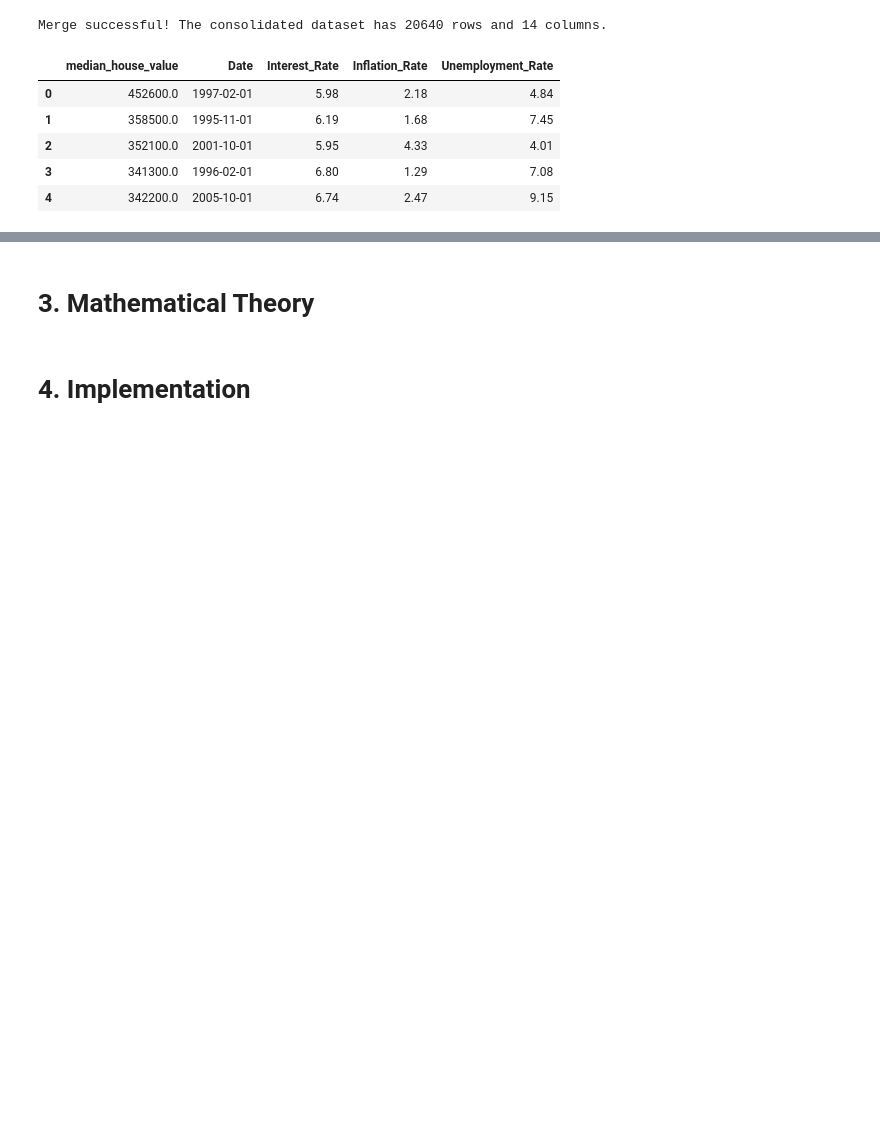
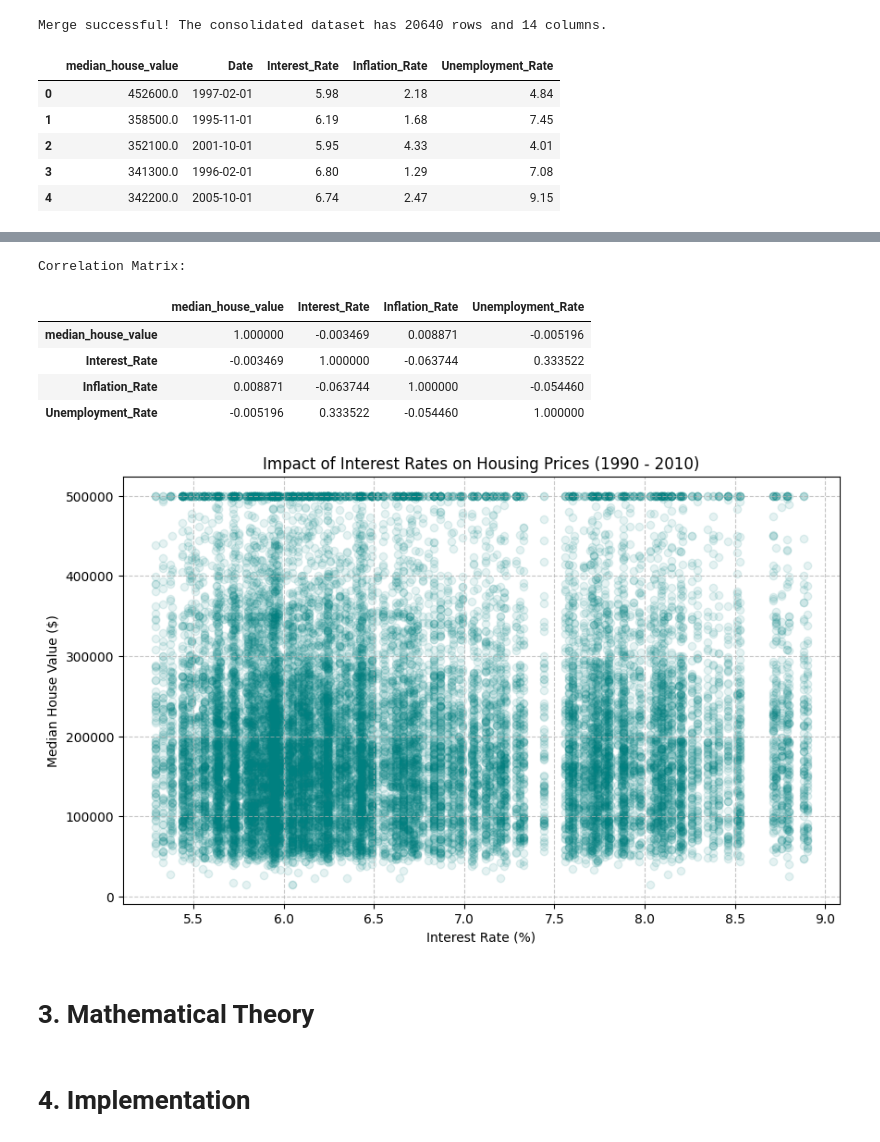
Before and after one commit to AlexGekov/Data-science-project, a Jupyter notebook: project.ipynb, the cells around one changed output, grey strips where cells are left out. Saved outputs shown, nothing was run; the diff lists cells and outputs as text; code cells hidden in the pictures; blank space fills up the shorter version.

Commit message:
Add Exploratory Data Analysis (EDA) visualizations

```diff
--- a/project.ipynb
+++ b/project.ipynb
@@ -155,3 +158,25 @@ Merge successful! The consolidated dataset has 20640 rows and 14 columns.
+# %%
+key_columns = ['median_house_value', 'Interest_Rate', 'Inflation_Rate', 'Unemployment_Rate']
+corr_matrix = merged_df[key_columns].corr()
+
+print("Correlation Matrix:")
+display(corr_matrix)
+
+plt.figure(figsize=(10, 6))
+plt.scatter(merged_df['Interest_Rate'], merged_df['median_house_value'], alpha=0.1, color='teal')
+plt.title('Impact of Interest Rates on Housing Prices (1990 - 2010)')
+plt.xlabel('Interest Rate (%)')
+plt.ylabel('Median House Value ($)')
+plt.grid(True, linestyle='--', alpha=0.7)
+plt.show()
+# %% [output]
+Correlation Matrix:
+|  | median_house_value | Interest_Rate | Inflation_Rate | Unemployment_Rate |
+| median_house_value | 1.000000 | -0.003469 | 0.008871 | -0.005196 |
+| Interest_Rate | -0.003469 | 1.000000 | -0.063744 | 0.333522 |
+| Inflation_Rate | 0.008871 | -0.063744 | 1.000000 | -0.054460 |
+| Unemployment_Rate | -0.005196 | 0.333522 | -0.054460 | 1.000000 |
+[figure, added]
 # %% [markdown]
 # 3. Mathematical Theory
 # %% [markdown]
```
Also changed, not shown: parts of 1 cell of this notebook.
